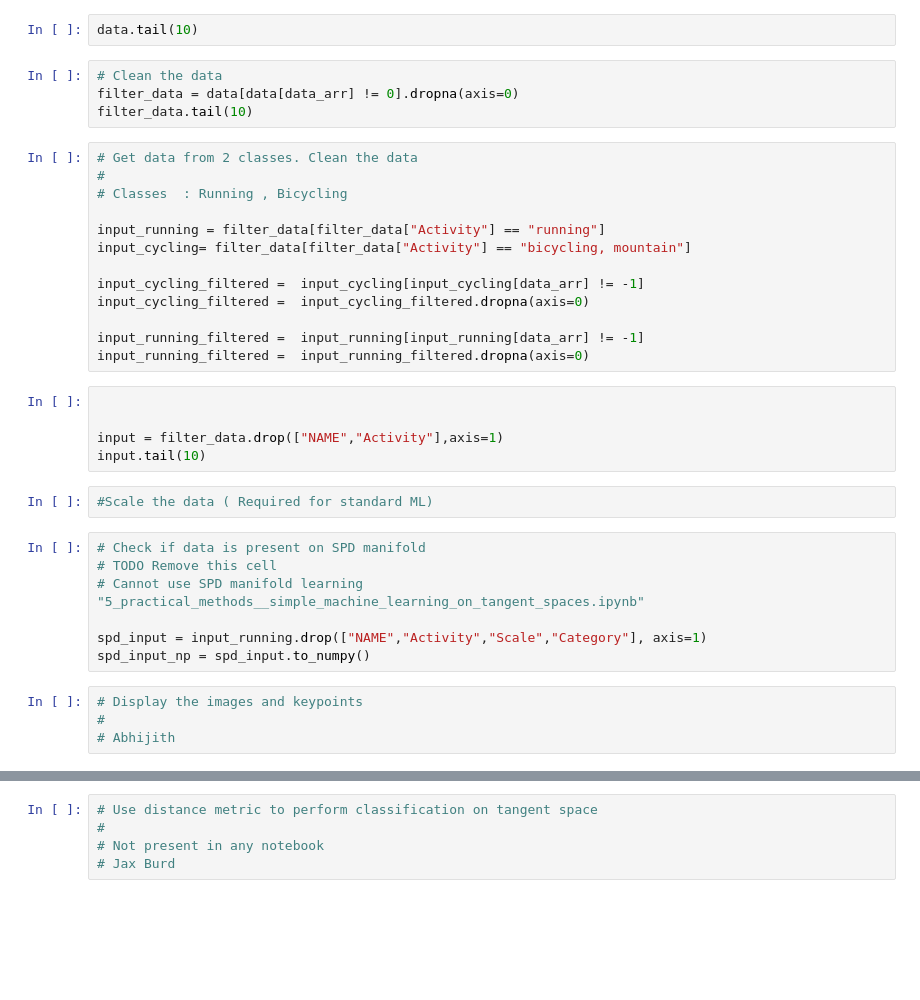
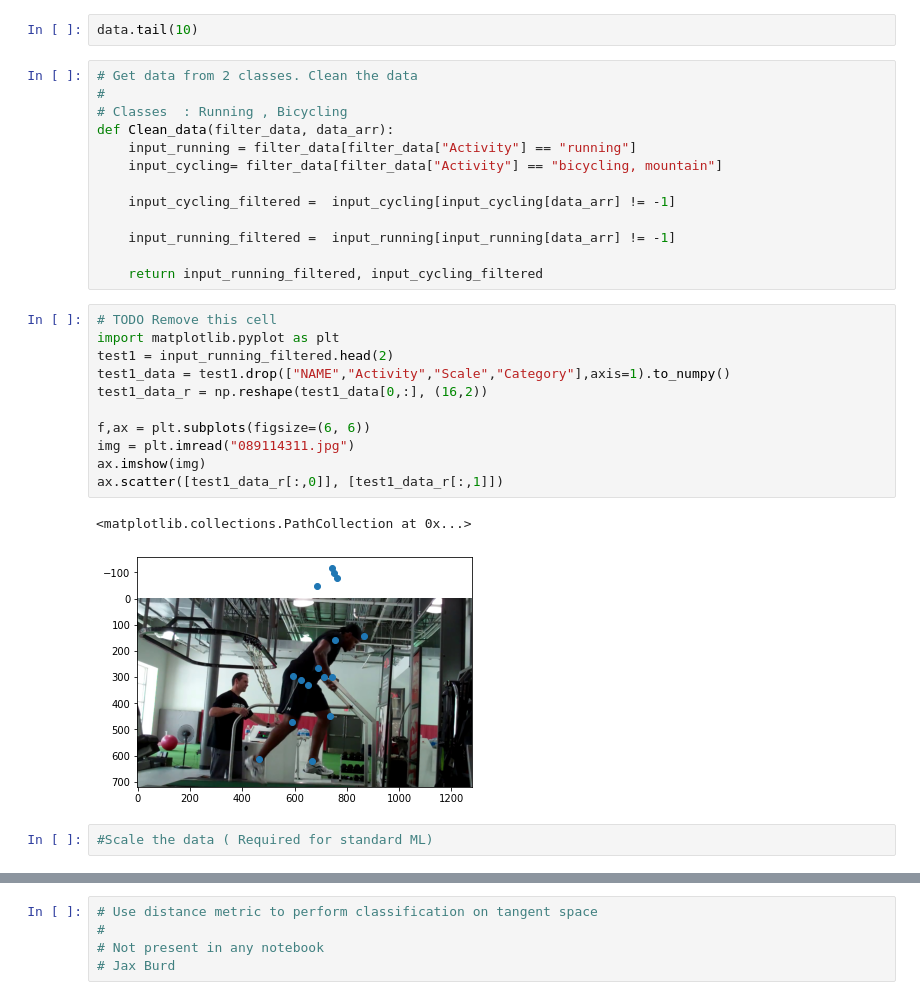
Before and after one commit to abhijithatreyat/geomstats_project, a Jupyter notebook: notebook_hw4.ipynb, the cells around one changed output, grey strips where cells are left out. Saved outputs shown, nothing was run; the diff lists cells and outputs as text; blank space fills up the shorter version.

```diff
--- a/notebook_hw4.ipynb
+++ b/notebook_hw4.ipynb
@@ -107,37 +109,31 @@ for ix in range(0,annolist.shape[1]):
 # %%
 data.tail(10)
-# %%
-# Clean the data
-filter_data = data[data[data_arr] != 0].dropna(axis=0)
-filter_data.tail(10)
 # %%
 # Get data from 2 classes. Clean the data
 #
 # Classes  : Running , Bicycling
+def Clean_data(filter_data, data_arr):
+    input_running = filter_data[filter_data["Activity"] == "running"]
+    input_cycling= filter_data[filter_data["Activity"] == "bicycling, mountain"]
 
-input_running = filter_data[filter_data["Activity"] == "running"]
-input_cycling= filter_data[filter_data["Activity"] == "bicycling, mountain"]
+    input_cycling_filtered =  input_cycling[input_cycling[data_arr] != -1]
 
-input_cycling_filtered =  input_cycling[input_cycling[data_arr] != -1]
-input_cycling_filtered =  input_cycling_filtered.dropna(axis=0)
+    input_running_filtered =  input_running[input_running[data_arr] != -1]
 
-input_running_filtered =  input_running[input_running[data_arr] != -1]
-input_running_filtered =  input_running_filtered.dropna(axis=0)
+    return input_running_filtered, input_cycling_filtered
-# %%
-
-
-input = filter_data.drop(["NAME","Activity"],axis=1)
-input.tail(10)
+# %%
+# TODO Remove this cell
+import matplotlib.pyplot as plt
+test1 = input_running_filtered.head(2)
+test1_data = test1.drop(["NAME","Activity","Scale","Category"],axis=1).to_numpy()
+test1_data_r = np.reshape(test1_data[0,:], (16,2))
+
+f,ax = plt.subplots(figsize=(6, 6))
+img = plt.imread("089114311.jpg")
+ax.imshow(img)
+ax.scatter([test1_data_r[:,0]], [test1_data_r[:,1]])
+# %% [output]
+<matplotlib.collections.PathCollection at 0x...>
+[figure, added]
 # %%
 #Scale the data ( Required for standard ML)
-# %%
-# Check if data is present on SPD manifold
-# TODO Remove this cell
-# Cannot use SPD manifold learning "5_practical_methods__simple_machine_learning_on_tangent_spaces.ipynb"
-
-spd_input = input_running.drop(["NAME","Activity","Scale","Category"], axis=1)
-spd_input_np = spd_input.to_numpy()
-# %%
-# Display the images and keypoints
-#
-# Abhijith
```
Also changed, not shown: parts of 6 cells of this notebook, 1 other file.
